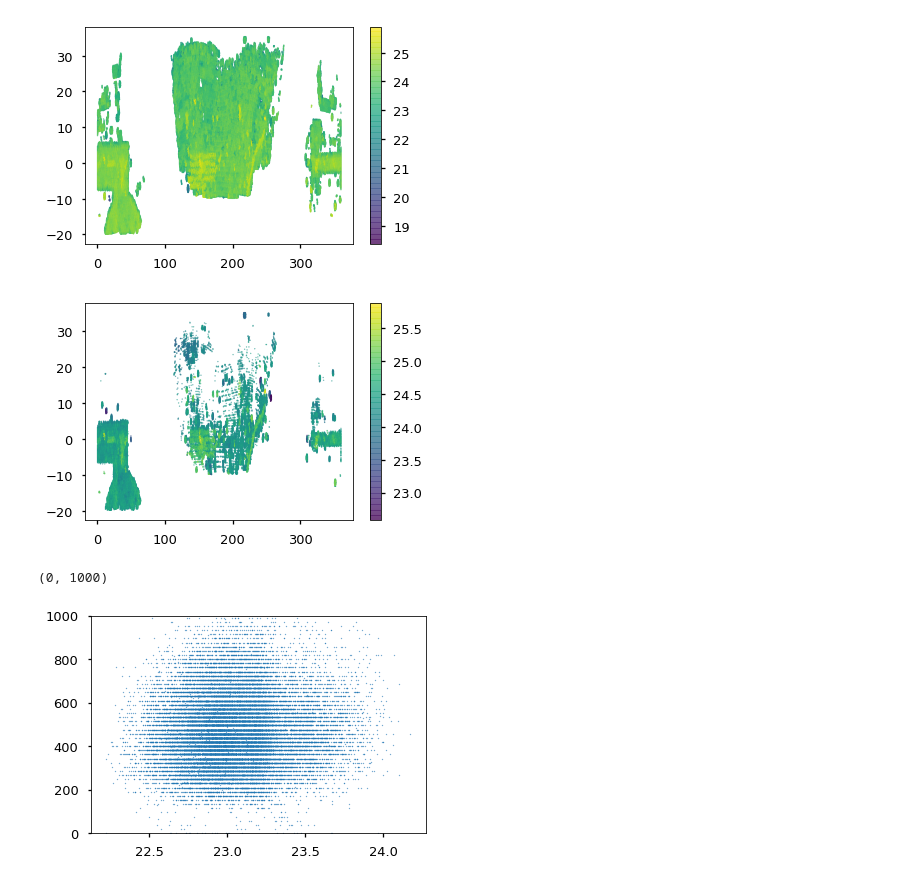
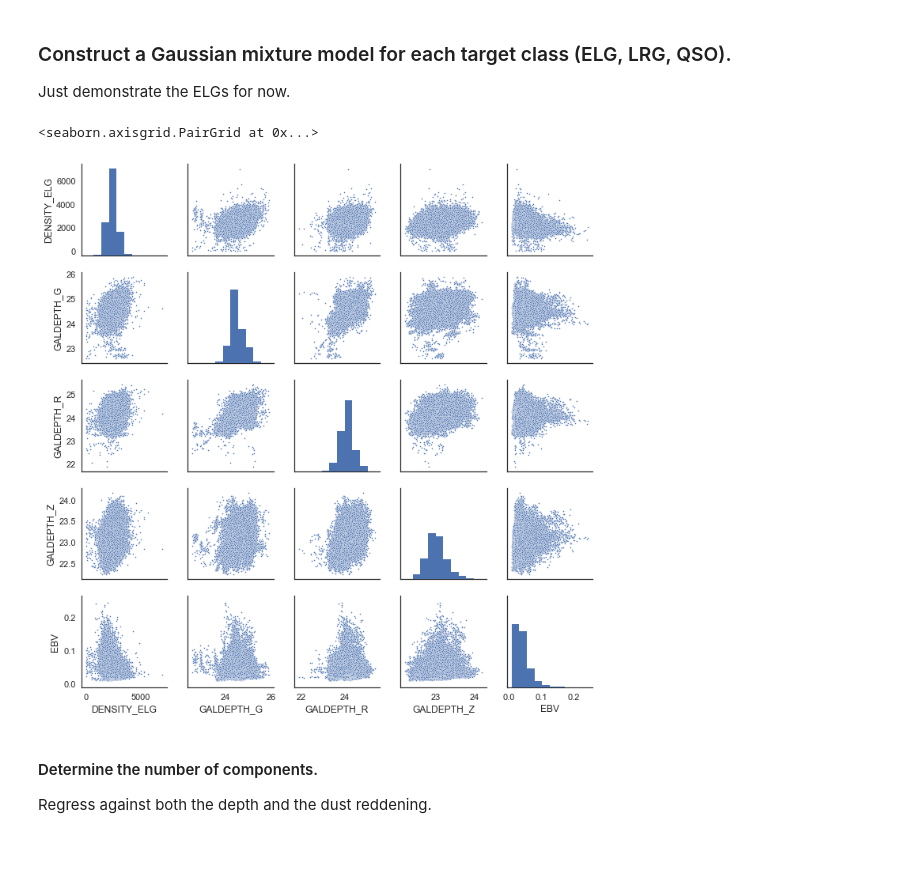
Before and after one commit to desihub/desitarget, a Jupyter notebook: doc/nb/target-fluctuations.ipynb, the cells around one changed output. Cells and saved outputs as stored; diff of their text form; code cells hidden in the pictures; blank space fills up the shorter version.

Commit message:
ELG density on EBV

```diff
--- a/doc/nb/target-fluctuations.ipynb
+++ b/doc/nb/target-fluctuations.ipynb
@@ -42,0 +27,3 @@ info
+# %%
+_info = read_infotable()
+_info
@@ -43,6 +52,7 @@ info
 # %%
 minexp = 3
 # %%
-these = (info['NEXP_G'] >= minexp) * (info['NEXP_R'] >= minexp) * (info['NEXP_Z'] >= minexp)
-print('There are {} / {} healpixels with >={} exposures in grz.'.format(np.sum(these), len(info), minexp))
+info = _info.loc[(_info['NEXP_G'] >= minexp) & (_info['NEXP_R'] >= minexp) &
+                 (_info['NEXP_Z'] >= minexp) & (_info['DENSITY_ELG'] < 1e4)]
+print('There are {} / {} healpixels with >={} exposures in grz.'.format(len(info), len(_info), minexp))
 # %% [output]
@@ -57,19 +60,16 @@ _ = ax.hist(info['GALDEPTH_G'][these], bins=100, normed=True, alpha=0.5)
-# %%
-fig, ax = plt.subplots()
-ss = ax.scatter(info['RA'], info['DEC'], c=info['GALDEPTH_G'], s=1, alpha=0.5)
-cb = plt.colorbar(ss)
-# %% [output]
-[figure, removed]
-# %%
-fig, ax = plt.subplots()
-ss = ax.scatter(info['RA'][these], info['DEC'][these], c=info['GALDEPTH_G'][these], s=1, alpha=0.5)
-cb = plt.colorbar(ss)
-# %% [output]
-[figure, removed]
-# %%
-fig, ax = plt.subplots()
-ax.scatter(info['GALDEPTH_Z'][these], info['DENSITY_LRG'][these], s=1, alpha=0.5)
-ax.set_ylim(0, 1000)
-# %% [output]
-(0, 1000)
-[figure, removed]
+# %% [markdown]
+### Construct a Gaussian mixture model for each target class (ELG, LRG, QSO).
+Just demonstrate the ELGs for now.
+# %%
+target = 'ELG'
+# %%
+dustcols = ['DENSITY_{}'.format(target), 'EBV']
+cols = ['DENSITY_{}'.format(target), 'GALDEPTH_G', 'GALDEPTH_R', 'GALDEPTH_Z', 'EBV']
+# %%
+sns.pairplot(info, vars=cols, diag_kind='hist', plot_kws={'s': 3}, size=2)
+# %% [output]
+<seaborn.axisgrid.PairGrid at 0x...>
+[figure, added]
+# %% [markdown]
+#### Determine the number of components.
+Regress against both the depth and the dust reddening.
```
Also changed, not shown: parts of 19 cells of this notebook.
